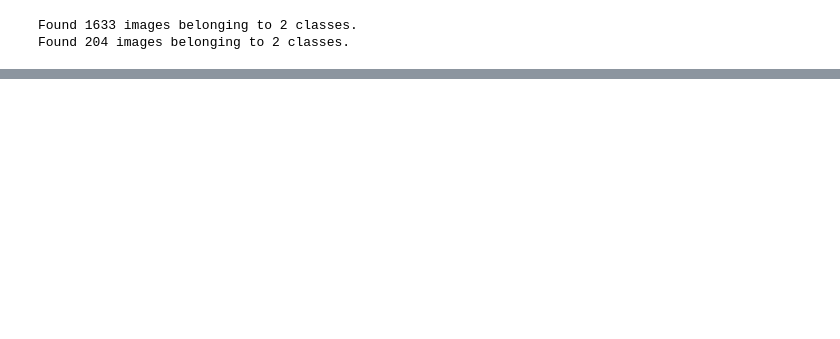
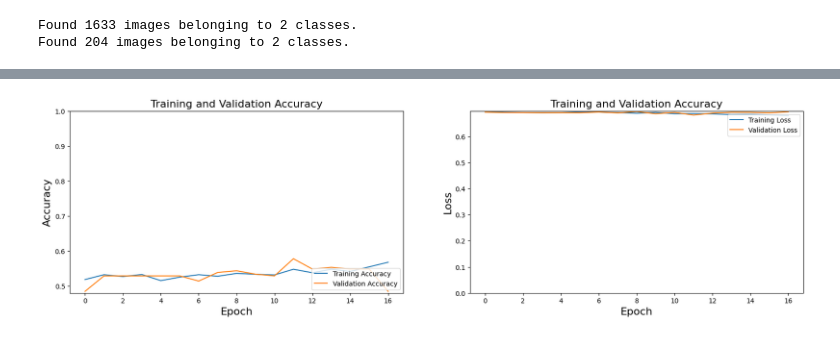
Before and after one commit to bulutirm/RealAndFakeFaceDetection, a Jupyter notebook: Real_and_Fake_Face_Detection.ipynb, the cells around one changed output, grey strips where cells are left out. Drawn from its saved outputs; the diff is of its cells as text; code cells hidden in the pictures; blank space fills up the shorter version.

```diff
--- a/Real_and_Fake_Face_Detection.ipynb
+++ b/Real_and_Fake_Face_Detection.ipynb
@@ -98,13 +95,13 @@ test = ImageDataGenerator(rescale = 1/255,
 # %%
 train_generator = train.flow_from_directory(directory = dir_path,
                                              target_size = (target_size),
-                                             class_mode = 'binary',
+                                             class_mode = 'categorical',
                                              subset = 'training')
 
 test_generator = test.flow_from_directory(directory = dir_path,
                                           target_size = (target_size),
                                           batch_size = 251,
-                                          class_mode = 'binary',
+                                          class_mode = 'categorical',
                                           subset = 'validation')
 # %% [output]
 Found 1633 images belonging to 2 classes.
@@ -153,3 +150,18 @@ Total params: 1,645,698
 Trainable params: 1,645,698
 Non-trainable params: 0
 _________________________________________________________________
+# %%
+model.compile(loss = 'categorical_crossentropy',
+              optimizer = 'adam',
+              metrics=[tf.keras.metrics.Precision(), tf.keras.metrics.Recall(), "acc"])
+# %%
+callbacks = [EarlyStopping(monitor='val_loss', patience=5, verbose=1, mode='min'),
+            ModelCheckpoint(filepath='mymodel.h5', monitor='val_loss', mode='min', save_best_only=True, save_weights_only=False, verbose=1)]
+# %%
+history = model.fit_generator(generator=train_generator,
+                              epochs=100,
+                              validation_data=test_generator,
+                              callbacks=callbacks,
+                              workers=4,
+                              steps_per_epoch=1633//32,
+                              validation_steps=204//32)
@@ -155,0 +186,26 @@ _________________________________________________________________
+# %%
+#Accuracy Grafiği
+
+plt.figure(figsize=(20,5))
+plt.subplot(1,2,1)
+plt.plot(history.history['acc'], label='Training Accuracy')
+plt.plot(history.history['val_acc'], label='Validation Accuracy')
+plt.legend(loc='lower right')
+plt.xlabel('Epoch', fontsize=16)
+plt.ylabel('Accuracy', fontsize=16)
+plt.ylim([min(plt.ylim()),1])
+plt.title('Training and Validation Accuracy', fontsize=16)
+
+#Loss grafiği
+plt.subplot(1,2,2)
+plt.plot(history.history['loss'], label='Training Loss')
+plt.plot(history.history['val_loss'], label='Validation Loss')
+plt.legend(loc='upper right')
+plt.xlabel('Epoch', fontsize=16)
+plt.ylabel('Loss', fontsize=16)
+plt.ylim([0, max(plt.ylim())])
+plt.title('Training and Validation Accuracy', fontsize=16)
+
+plt.show()
+# %% [output]
+[figure, added]
```
Also changed, not shown: parts of 14 cells of this notebook.
